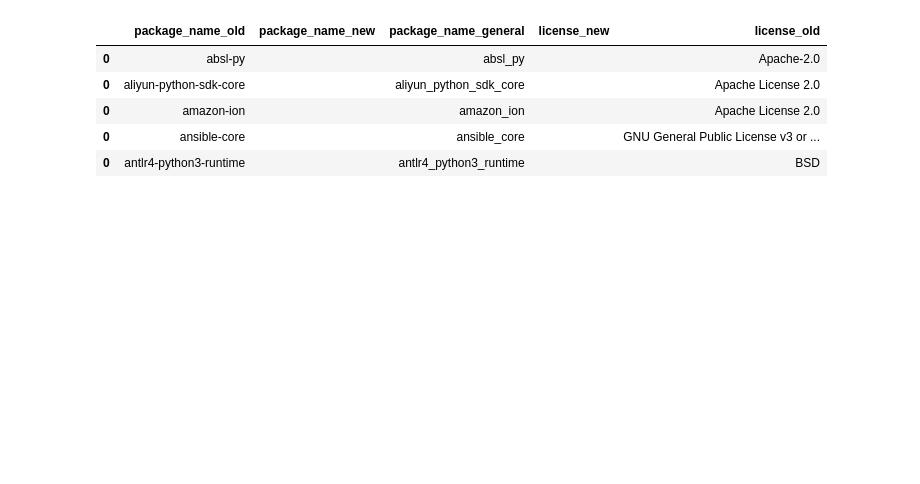
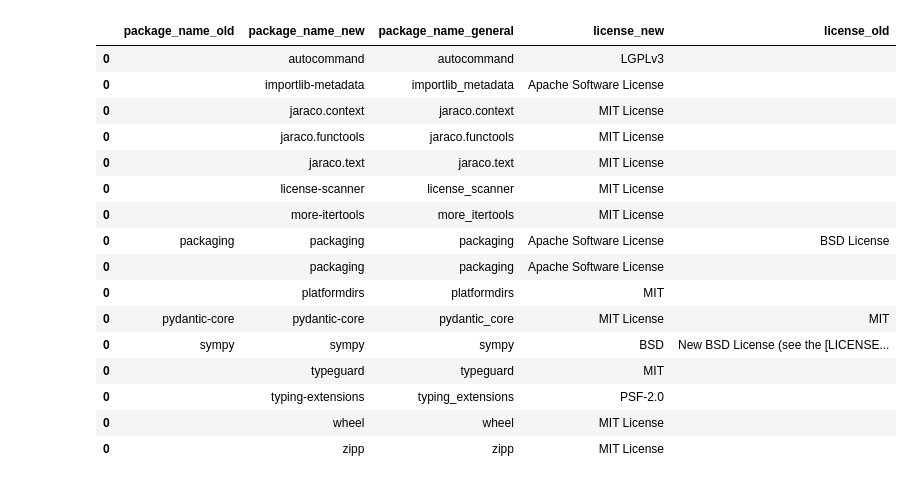
Before and after one commit to wagenrace/license_scanner, a Jupyter notebook: compare_methods.ipynb, the cells around one changed output. Saved outputs shown, nothing was run; the diff lists cells and outputs as text; code cells hidden in the pictures; blank space fills up the shorter version.

Commit message:
replace with new get all packages

```diff
--- a/compare_methods.ipynb
+++ b/compare_methods.ipynb
@@ -93,27 +102,31 @@ def get_license(name: str) -> str:
     try:
         metas = im.metadata(name)
     except im.PackageNotFoundError:
-        return ""
+        return unknown_license
     all_metas = str(metas).split("\n")
     for m in all_metas:
         if m.startswith("License-Expression: "):
-            return m.replace("License-Expression: ", "")
+            license = m.replace("License-Expression: ", "")
+            if license and license != "UNKNOWN":
+                return license
         if m.startswith("License: "):
-            return m.replace("License: ", "")
+            license = m.replace("License: ", "")
+            if license and license != "UNKNOWN":
+                return license
         if m.startswith("Classifier: License ::"):
-            return m.split("::")[-1]
+            license = m.split("::")[-1]
+            if license and license != "UNKNOWN":
+                return license
 
-    return ""
+    return unknown_license
 # %%
-import pkgutil
-
 all_packages_new = []
-for i in pkgutil.iter_modules():
+for name in get_all_package_names():
     try:
-        name = i.name
         generic_name = name.replace("-", "_").lower()
         all_packages_new.append([name, get_license(name), generic_name])
     except:
+        print(f"Failed to get license for {name}")
         continue
 
 all_packages_new.sort()
@@ -224,15 +237,26 @@ Number of missing from old packages 444
 # %%
 mismatches = all_packages.loc[
     all_packages.license_new != all_packages.license_old
 ].sort_values(by=["package_name_general"])
 
 mismatches.to_csv("mismatches.csv", index=False)
 
-mismatches.head()
+mismatches
 # %% [output]
 |  | package_name_old | package_name_new | package_name_general | license_new | license_old |
-| 0 | absl-py |  | absl_py |  | Apache-2.0 |
-| 0 | aliyun-python-sdk-core |  | aliyun_python_sdk_core |  | Apache License 2.0 |
-| 0 | amazon-ion |  | amazon_ion |  | Apache License 2.0 |
-| 0 | ansible-core |  | ansible_core |  | GNU General Public License v3 or ... |
-| 0 | antlr4-python3-runtime |  | antlr4_python3_runtime |  | BSD |
+| 0 |  | autocommand | autocommand | LGPLv3 |  |
+| 0 |  | importlib-metadata | importlib_metadata | Apache Software License |  |
+| 0 |  | jaraco.context | jaraco.context | MIT License |  |
+| 0 |  | jaraco.functools | jaraco.functools | MIT License |  |
+| 0 |  | jaraco.text | jaraco.text | MIT License |  |
+| 0 |  | license-scanner | license_scanner | MIT License |  |
+| 0 |  | more-itertools | more_itertools | MIT License |  |
+| 0 | packaging | packaging | packaging | Apache Software License | BSD License |
+| 0 |  | packaging | packaging | Apache Software License |  |
+| 0 |  | platformdirs | platformdirs | MIT |  |
+| 0 | pydantic-core | pydantic-core | pydantic_core | MIT License | MIT |
+| 0 | sympy | sympy | sympy | BSD | New BSD License (see the [LICENSE... |
+| 0 |  | typeguard | typeguard | MIT |  |
+| 0 |  | typing-extensions | typing_extensions | PSF-2.0 |  |
+| 0 |  | wheel | wheel | MIT License |  |
+| 0 |  | zipp | zipp | MIT License |  |
```
Also changed, not shown: parts of 9 cells of this notebook, 1 other file.
